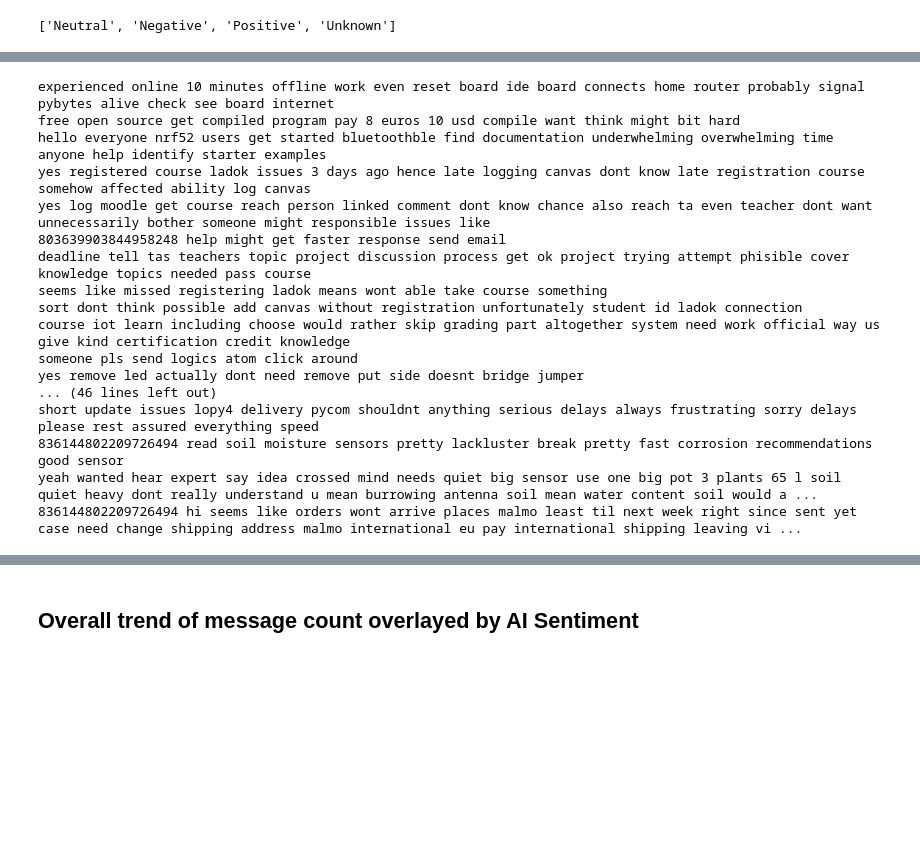
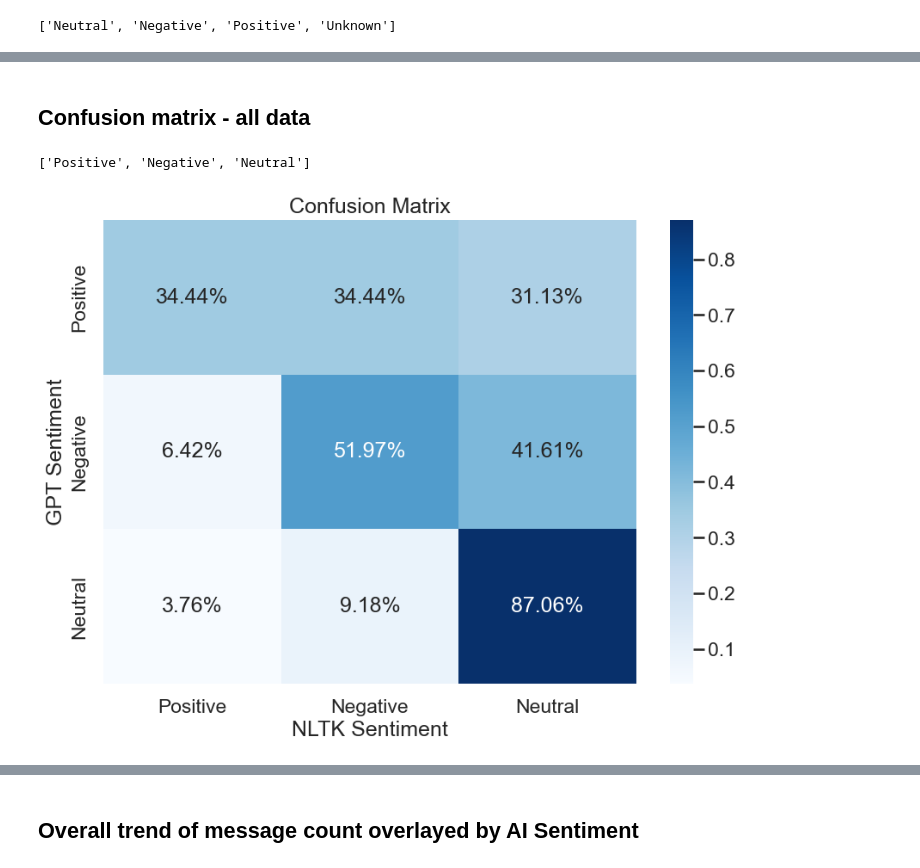
Before and after one commit to iot-lnu/Research-DiscordAnalysis, a Jupyter notebook: Discord-AI.ipynb, the cells around one changed output, grey strips where cells are left out. Saved outputs shown, nothing was run; the diff lists cells and outputs as text; code cells hidden in the pictures; blank space fills up the shorter version.

```diff
--- a/Discord-AI.ipynb
+++ b/Discord-AI.ipynb
@@ -383,28 +425,69 @@ plt.savefig('figures/confusion.pdf',
+# %% [markdown]
+## Confusion matrix - all data
+# %%
+# Create confusion matrix
+df_all_result = pd.read_csv("data/processed_messages.csv")
+df_all_result = df_all_result[df_all_result['gpt_category']!= 'Unknown']
+
+# Filter out 'Unknown'
+df_all_result = df_all_result[df_all_result['gpt_category']!= 'Unknown']
+# Filter out 'Error'
+df_all_result = df_all_result[df_all_result['gpt_category']!= 'Error']
+def correct_labels(sentiment_category):
+    if 'Neutral' in sentiment_category:
+        return 'Neutral'
+    elif 'Positive' in sentiment_category:
+        return 'Positive'
+    elif 'Negative' in sentiment_category:
+        return 'Negative'
+    else:
+        return sentiment_category # keeps the original value if none of the above conditions match
+
+# Apply the function to 'gpt_category' column
+df_all_result['gpt_category'] = df_all_result['gpt_category'].apply(correct_labels)
+list(set(df_all_result['gpt_category']))
+# %% [output]
+['Positive', 'Negative', 'Neutral']
+# %%
+import numpy as np
+
+conf_mat = confusion_matrix(df_all_result['gpt_category'], df_all_result['nltk_sentiment'])
+
+# Create a DataFrame from the confusion matrix so the values can be plotted
+conf_mat_df = pd.DataFrame(conf_mat, index = list(set(df_all_result['gpt_category'])),
+                           columns = list(set(df_all_result['nltk_sentiment'])))
+
+sns.set_theme(style="white", palette=None)
+sns.set_context("talk")
+sns.set_palette('icefire')
+
+# Normalize confusion matrix
+row_sums = conf_mat.sum(axis=1)
+conf_mat_norm = conf_mat / row_sums[:, np.newaxis]  # Broadcast division along the row
+
+# Convert confusion matrix to a DataFrame for plotting
+conf_mat_df = pd.DataFrame(conf_mat_norm,
+                           index=list(set(df_all_result['gpt_category'])),
+                           columns=list(set(df_all_result['nltk_sentiment'])))
+
+# Create a seaborn heatmap
+fig, ax = plt.subplots(figsize=(10,7))  # adjust the size of the plot if necessary
+sns.heatmap(conf_mat_df, annot=True, fmt='.2%',  # Display percentages with 2 decimal places
+            cmap='Blues', ax=ax)
+ax.set_title('Confusion Matrix')
+ax.set_ylabel('GPT Sentiment')
+ax.set_xlabel('NLTK Sentiment')
+
+plt.savefig('figures/confusion.pdf', dpi=300, orientation='portrait')
+# %% [output]
+[figure, added]
 # %%
 # Extracting such instances
 diff_msgs = df_result_peak_2022[(df_result_peak_2022['gpt_category'] == 'Negative') & (df_result_peak_2022['nltk_sentiment'] == 'Positive')]
 
 # Selecting top 10 messages based on your preference.
 # Here, I simply slice the first 10 using .head(10), but you could sort them by some column before doing this if needed
-top_10_diff_msgs = diff_msgs.head(100)
+top_10_diff_msgs = diff_msgs.head(10)
 
 for idx, row in top_10_diff_msgs.iterrows():
     print(row['message'])
-# %% [output]
-experienced online 10 minutes offline work even reset board ide board connects home router probably signal pybytes alive check see board internet
-free open source get compiled program pay 8 euros 10 usd compile want think might bit hard
-hello everyone nrf52 users get started bluetoothble find documentation underwhelming overwhelming time anyone help identify starter examples
-yes registered course ladok issues 3 days ago hence late logging canvas dont know late registration course somehow affected ability log canvas
-yes log moodle get course reach person linked comment dont know chance also reach ta even teacher dont want unnecessarily bother someone might responsible issues like
-803639903844958248 help might get faster response send email
-deadline tell tas teachers topic project discussion process get ok project trying attempt phisible cover knowledge topics needed pass course
-seems like missed registering ladok means wont able take course something
-sort dont think possible add canvas without registration unfortunately student id ladok connection
-course iot learn including choose would rather skip grading part altogether system need work official way us give kind certification credit knowledge
-someone pls send logics atom click around
-yes remove led actually dont need remove put side doesnt bridge jumper
-... (46 lines left out)
-short update issues lopy4 delivery pycom shouldnt anything serious delays always frustrating sorry delays please rest assured everything speed
-836144802209726494 read soil moisture sensors pretty lackluster break pretty fast corrosion recommendations good sensor
-yeah wanted hear expert say idea crossed mind needs quiet big sensor use one big pot 3 plants 65 l soil quiet heavy dont really understand u mean burrowing antenna soil mean water content soil would a ...
-836144802209726494 hi seems like orders wont arrive places malmo least til next week right since sent yet case need change shipping address malmo international eu pay international shipping leaving vi ...
```
Also changed, not shown: parts of 10 cells of this notebook.
